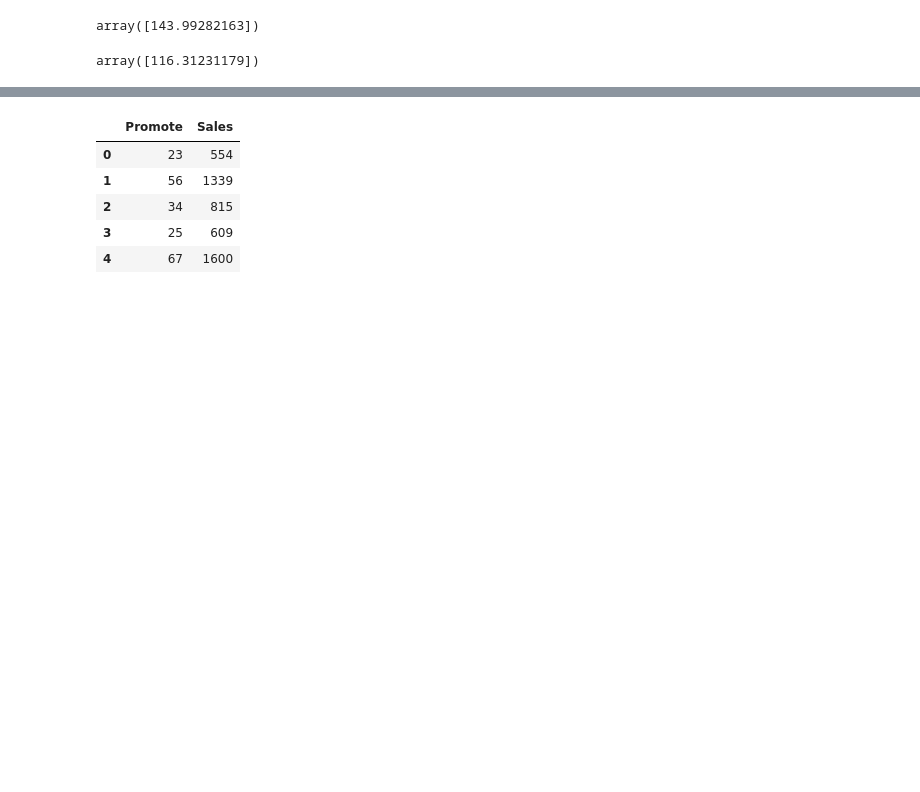
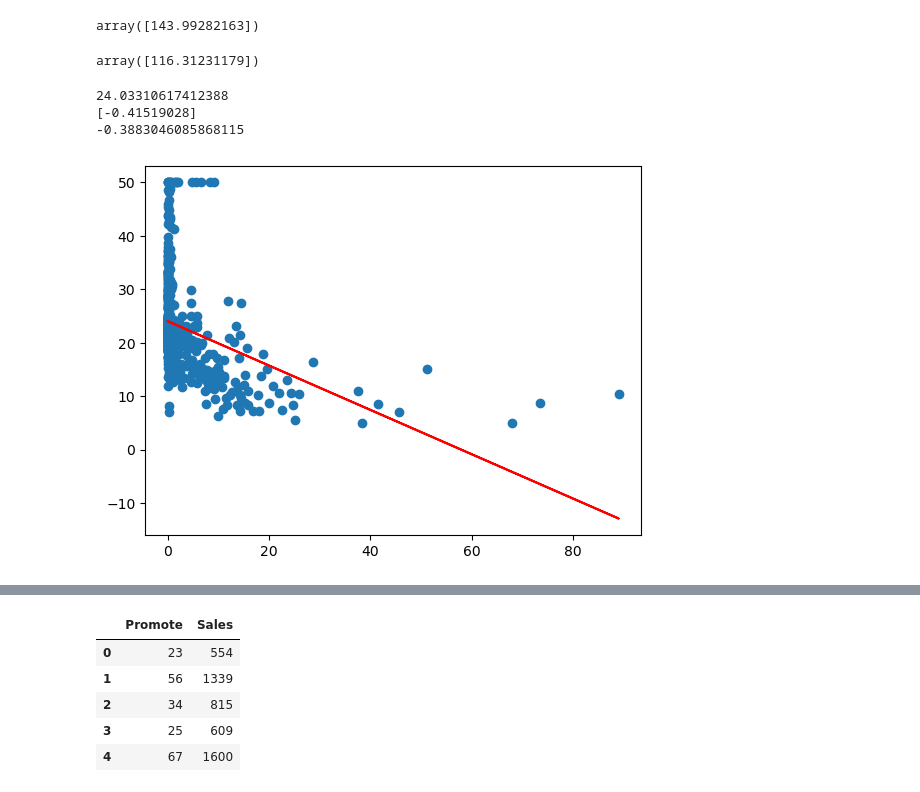
Before and after one commit to darsh996/Practical_Machine_Learning, a Jupyter notebook: Linear Regression.ipynb, the cells around one changed output, grey strips where cells are left out. Saved outputs shown, nothing was run; the diff lists cells and outputs as text; code cells hidden in the pictures; blank space fills up the shorter version.

Commit message:
Need Refinement with Boston

```diff
--- a/Linear Regression.ipynb
+++ b/Linear Regression.ipynb
@@ -57,3 +57,26 @@ array([116.31231179])
 # %%
 import os
 os.chdir("/Users/darshmac/Documents/cdac/For DBDA/Advance Analytics/Datasets")
+# %%
+boston = pd.read_csv("Boston.csv")
+# %%
+x = boston['crim'].values
+y = boston['medv'].values
+# %%
+lr = LinearRegression()
+lr.fit(x.reshape(-1, 1), y)
+print(lr.intercept_)
+print(lr.coef_)
+print(boston['crim'].corr(boston['medv']))
+# %% [output]
+24.03310617412388
+[-0.41519028]
+-0.3883046085868115
+# %%
+ycap = lr.predict(x.reshape(-1, 1))
+# %%
+plt.scatter(x, y)
+plt.plot(x, ycap, c='red')
+plt.show()
+# %% [output]
+[figure, added]
```
Also changed, not shown: parts of 11 cells of this notebook.
